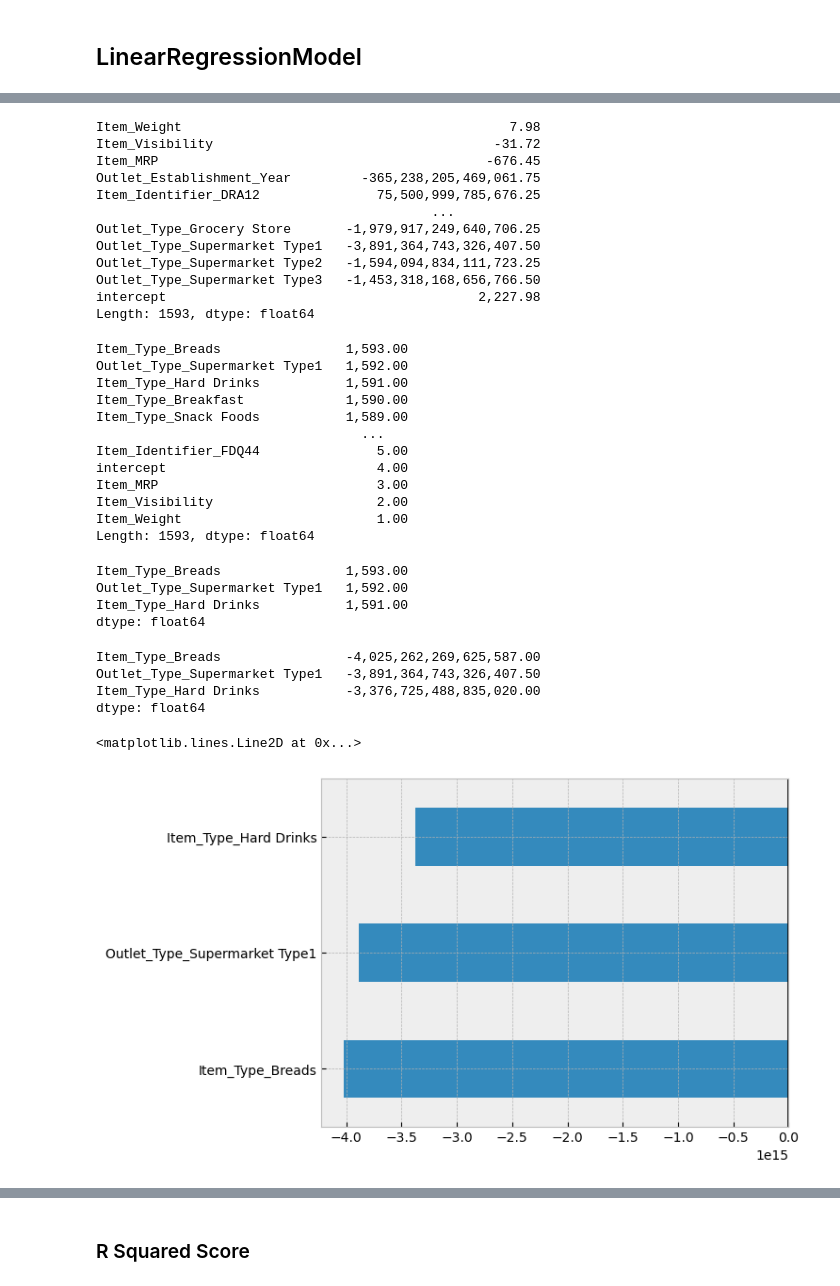
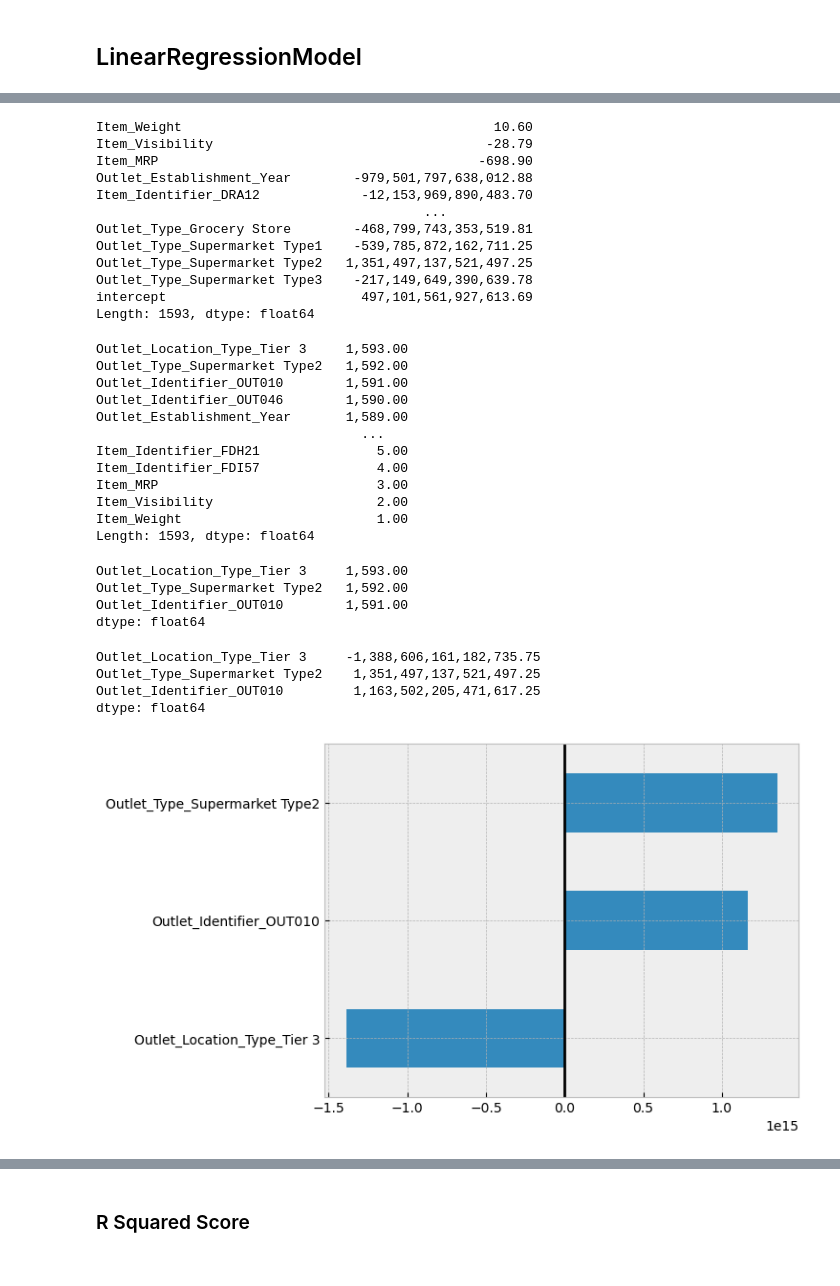
Before and after one commit to RazgrizGhost/Project-1-Revisited-, a Jupyter notebook: Project 1 - Revisited JV.ipynb, the cells around one changed output, grey strips where cells are left out. Saved outputs shown, nothing was run; the diff lists cells and outputs as text; code cells hidden in the pictures.

```diff
--- a/Project 1 - Revisited JV.ipynb
+++ b/Project 1 - Revisited JV.ipynb
@@ -749,7 +751,8 @@ cate_pipe = make_pipeline(frequent_imputer, OHE)
 num_tuple = (num_pipe, number_selector)
 cate_tuple = (cate_pipe, category_selector)
 
-preprocessor = make_column_transformer(num_tuple, cate_tuple, remainder = "passthrough", verbose_feature_names_out = False)
+preprocessor = make_column_transformer(num_tuple, cate_tuple, remainder = "passthrough"
+                                       , verbose_feature_names_out = False)
 
 preprocessor # preprocessing object
 # %% [output]
@@ -846,6 +849,6 @@ linreg_pipe = make_pipeline(preprocessor, linreg)
 
 # Fitting the data
 
-linreg_pipe.fit(X_train_df, y_train)
+linreg.fit(X_train_df, y_train)
 evaluate_regression(linreg, X_train_df, y_train, X_test_df, y_test)
 # %% [output]
@@ -862,30 +865,30 @@ coeffs = pd.Series(linreg.coef_, index= feature_names)
 coeffs.loc['intercept'] = linreg.intercept_
 coeffs
 # %% [output]
-Item_Weight                                          7.98
-Item_Visibility                                    -31.72
-Item_MRP                                          -676.45
-Outlet_Establishment_Year         -365,238,205,469,061.75
-Item_Identifier_DRA12               75,500,999,785,676.25
-                                           ...
-Outlet_Type_Grocery Store       -1,979,917,249,640,706.25
-Outlet_Type_Supermarket Type1   -3,891,364,743,326,407.50
-Outlet_Type_Supermarket Type2   -1,594,094,834,111,723.25
-Outlet_Type_Supermarket Type3   -1,453,318,168,656,766.50
-intercept                                        2,227.98
+Item_Weight                                        10.60
+Item_Visibility                                   -28.79
+Item_MRP                                         -698.90
+Outlet_Establishment_Year        -979,501,797,638,012.88
+Item_Identifier_DRA12             -12,153,969,890,483.70
+                                          ...
+Outlet_Type_Grocery Store        -468,799,743,353,519.81
+Outlet_Type_Supermarket Type1    -539,785,872,162,711.25
+Outlet_Type_Supermarket Type2   1,351,497,137,521,497.25
+Outlet_Type_Supermarket Type3    -217,149,649,390,639.78
+intercept                         497,101,561,927,613.69
 Length: 1593, dtype: float64
 # %%
 coeff_rank = coeffs.abs().rank().sort_values(ascending=False)
 coeff_rank
 # %% [output]
-Item_Type_Breads                1,593.00
-Outlet_Type_Supermarket Type1   1,592.00
-Item_Type_Hard Drinks           1,591.00
-Item_Type_Breakfast             1,590.00
-Item_Type_Snack Foods           1,589.00
+Outlet_Location_Type_Tier 3     1,593.00
+Outlet_Type_Supermarket Type2   1,592.00
+Outlet_Identifier_OUT010        1,591.00
+Outlet_Identifier_OUT046        1,590.00
+Outlet_Establishment_Year       1,589.00
                                   ...
-Item_Identifier_FDQ44               5.00
-intercept                           4.00
+Item_Identifier_FDH21               5.00
+Item_Identifier_FDI57               4.00
 Item_MRP                            3.00
 Item_Visibility                     2.00
 Item_Weight                         1.00
@@ -894,26 +897,25 @@ Length: 1593, dtype: float64
 top_n_features = coeff_rank.head(3)
 top_n_features
 # %% [output]
-Item_Type_Breads                1,593.00
-Outlet_Type_Supermarket Type1   1,592.00
-Item_Type_Hard Drinks           1,591.00
+Outlet_Location_Type_Tier 3     1,593.00
+Outlet_Type_Supermarket Type2   1,592.00
+Outlet_Identifier_OUT010        1,591.00
 dtype: float64
-# %%
-## Slicing out the top_n_features names to visualize
-pd.set_option('display.float_format', lambda x: f"{x:,.2f}")
-plot_vals = coeffs.loc[top_n_features.index]
-plot_vals
-# %% [output]
-Item_Type_Breads                -4,025,262,269,625,587.00
-Outlet_Type_Supermarket Type1   -3,891,364,743,326,407.50
-Item_Type_Hard Drinks           -3,376,725,488,835,020.00
-dtype: float64
+# %%
+plot_vals = coeffs.loc[top_n_features.index]
+plot_vals
+# %% [output]
+Outlet_Location_Type_Tier 3     -1,388,606,161,182,735.75
+Outlet_Type_Supermarket Type2    1,351,497,137,521,497.25
+Outlet_Identifier_OUT010         1,163,502,205,471,617.25
+dtype: float64
 # %%
-ax = plot_vals.sort_values().plot(kind='barh')#,figsize=(5,6))
-ax.axvline(0,color='k')
+ax = plot_vals.sort_values().plot(kind = 'barh')#,figsize=(5,6))
+ax.axvline(0,color = 'k')
+fig.tight_layout()
+fig.savefig('LinRegPlot.png', dpi = 300)
 # %% [output]
-<matplotlib.lines.Line2D at 0x...>
-[figure, old version]
+[figure, new version]
 # %%
 # Model Predictions
 
```
Also changed, not shown: parts of 22 cells of this notebook, 2 other files.
